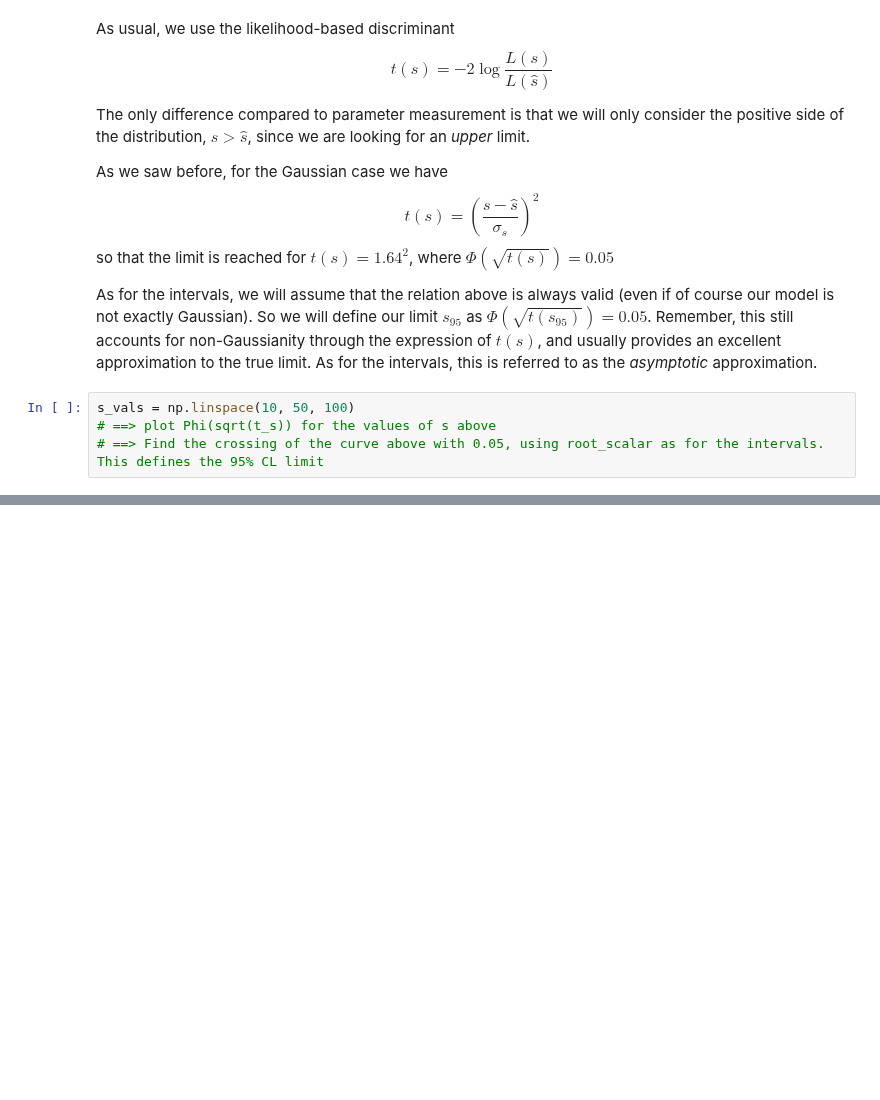
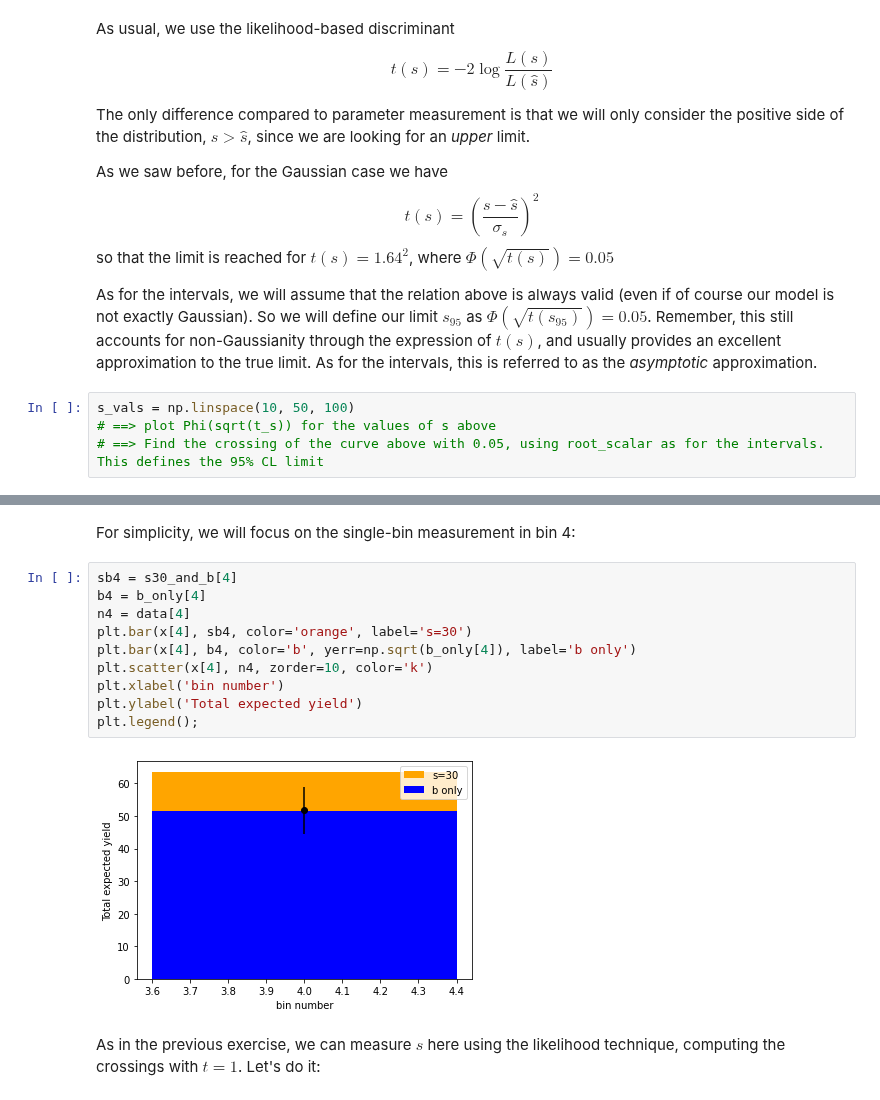
Before and after one commit to fastprof-hep/stats-tutorial, a Jupyter notebook: SOS2022/lecture2.ipynb, the cells around one changed output, grey strips where cells are left out. Saved outputs shown, nothing was run; the diff lists cells and outputs as text; blank space fills up the shorter version.

```diff
--- a/SOS2022/lecture2.ipynb
+++ b/SOS2022/lecture2.ipynb
@@ -155,0 +198,16 @@ s_vals = np.linspace(10, 50, 100)
+# %% [markdown]
+For simplicity, we will focus on the single-bin measurement in bin 4:
+# %%
+sb4 = s30_and_b[4]
+b4 = b_only[4]
+n4 = data[4]
+plt.bar(x[4], sb4, color='orange', label='s=30')
+plt.bar(x[4], b4, color='b', yerr=np.sqrt(b_only[4]), label='b only')
+plt.scatter(x[4], n4, zorder=10, color='k')
+plt.xlabel('bin number')
+plt.ylabel('Total expected yield')
+plt.legend();
+# %% [output]
+[figure, added]
+# %% [markdown]
+As in the previous exercise, we can measure $s$ here using the likelihood technique, computing the crossings with $t=1$. Let's do it:
```
Also changed, not shown: parts of 28 cells of this notebook, 3 other files.
